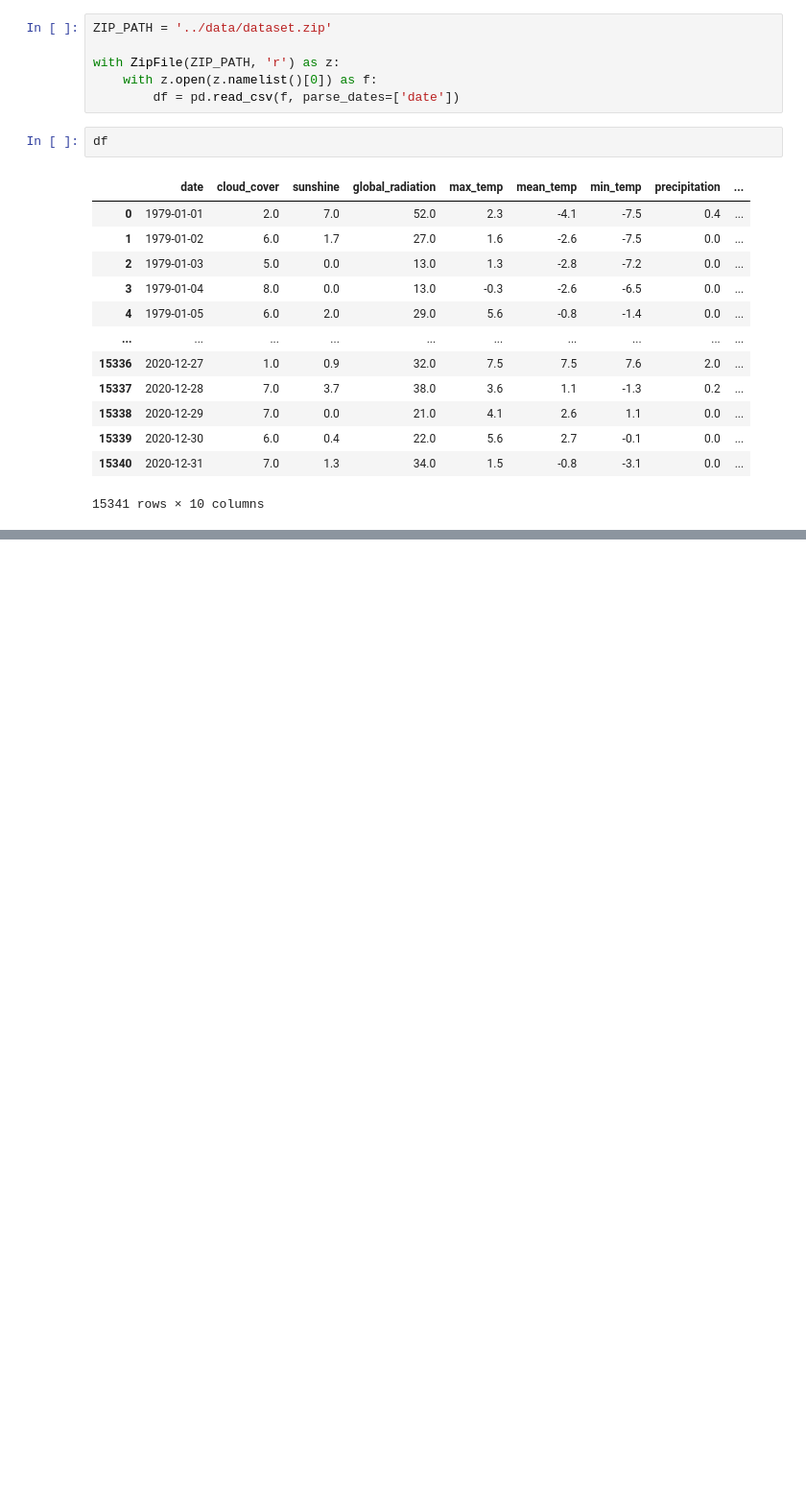
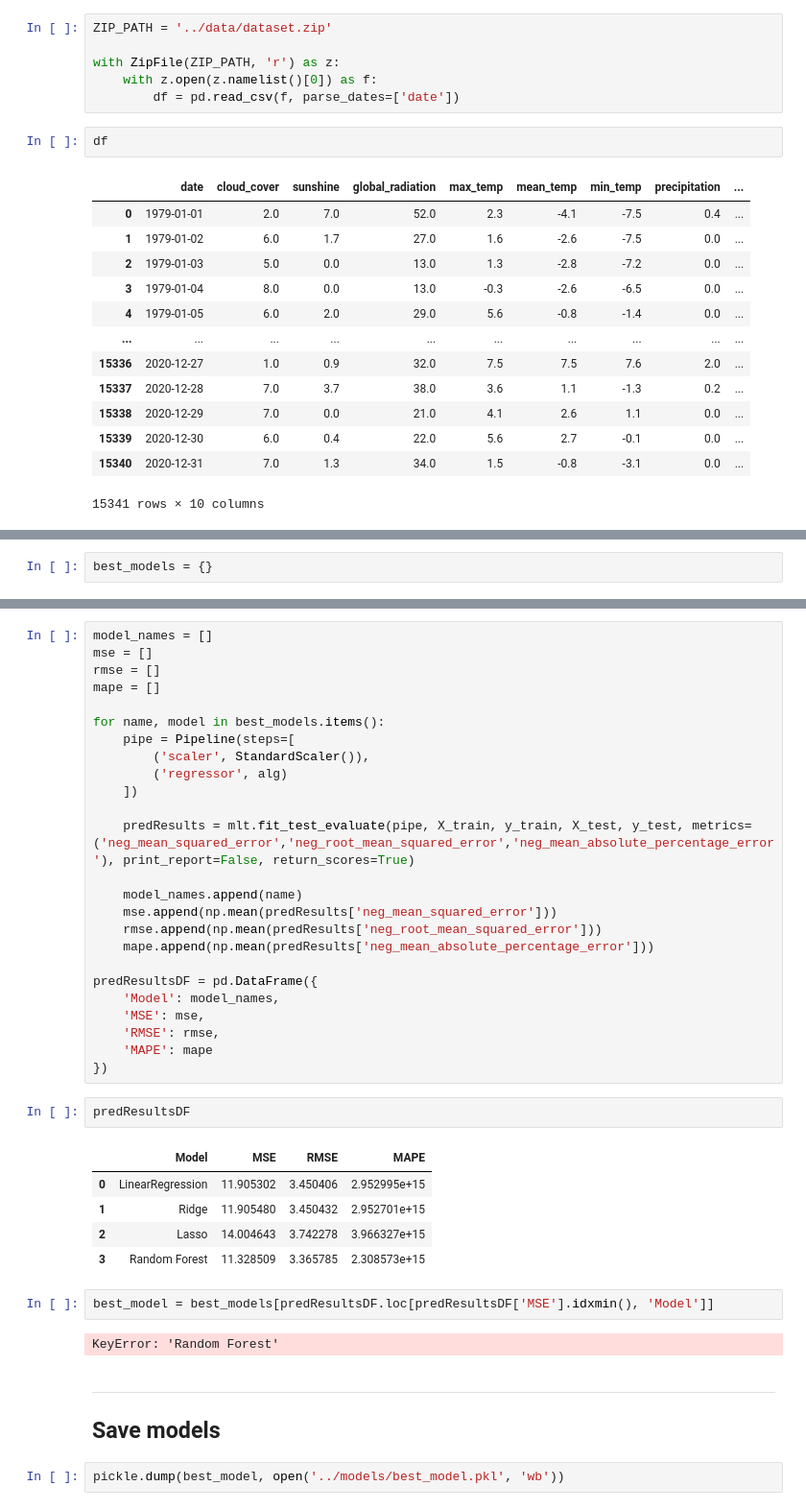
Before and after one commit to mardelmir/Team_Challenge_Deployment, a Jupyter notebook: notebooks/modelling_will.ipynb, the cells around one changed output, grey strips where cells are left out. Shown: that part at 96% size. Cells and saved outputs as stored; diff of their text form; blank space fills up the shorter version.

```diff
--- a/notebooks/modelling_will.ipynb
+++ b/notebooks/modelling_will.ipynb
@@ -51,0 +134,2 @@ df
+# %%
+best_models = {}
@@ -51,0 +164,42 @@ df
+# %%
+model_names = []
+mse = []
+rmse = []
+mape = []
+
+for name, model in best_models.items():
+    pipe = Pipeline(steps=[
+        ('scaler', StandardScaler()),
+        ('regressor', alg)
+    ])
+
+    predResults = mlt.fit_test_evaluate(pipe, X_train, y_train, X_test, y_test, metrics=('neg_mean_squared_error','neg_root_mean_squared_error','neg_mean_absolute_percentage_error'), print_report=False, return_scores=True)
+
+    model_names.append(name)
+    mse.append(np.mean(predResults['neg_mean_squared_error']))
+    rmse.append(np.mean(predResults['neg_root_mean_squared_error']))
+    mape.append(np.mean(predResults['neg_mean_absolute_percentage_error']))
+
+predResultsDF = pd.DataFrame({
+    'Model': model_names,
+    'MSE': mse,
+    'RMSE': rmse,
+    'MAPE': mape
+})
+# %%
+predResultsDF
+# %% [output]
+|  | Model | MSE | RMSE | MAPE |
+| 0 | LinearRegression | 11.905302 | 3.450406 | 2.952995e+15 |
+| 1 | Ridge | 11.905480 | 3.450432 | 2.952701e+15 |
+| 2 | Lasso | 14.004643 | 3.742278 | 3.966327e+15 |
+| 3 | Random Forest | 11.328509 | 3.365785 | 2.308573e+15 |
+# %%
+best_model = best_models[predResultsDF.loc[predResultsDF['MSE'].idxmin(), 'Model']]
+# %% [output]
+KeyError: 'Random Forest'
+# %% [markdown]
+---
+## Save models
+# %%
+pickle.dump(best_model, open('../models/best_model.pkl', 'wb'))
```
Also changed, not shown: parts of 15 cells of this notebook, 1 other file.
